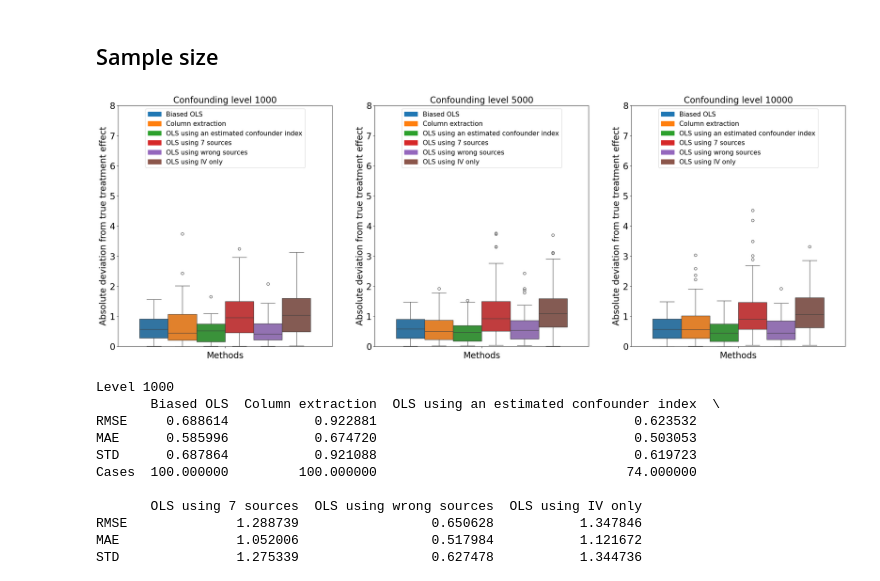
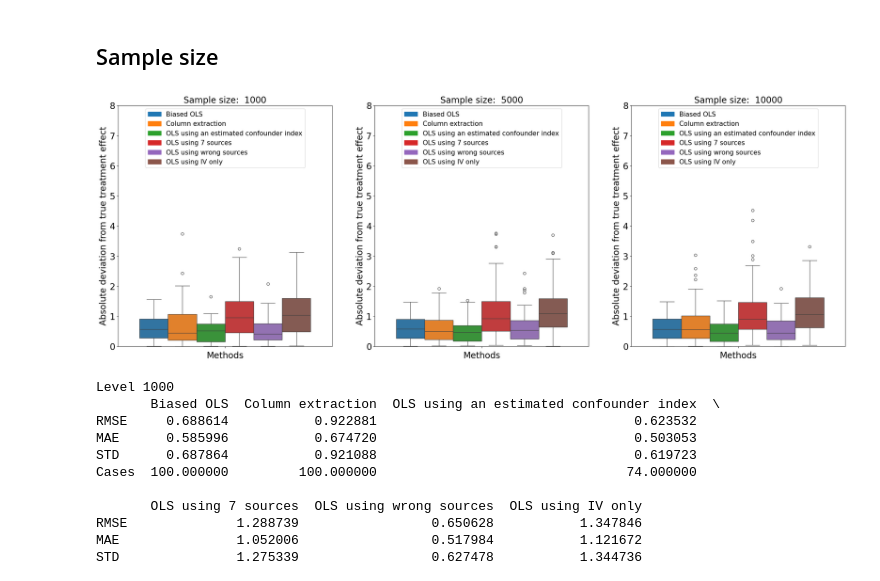
Before and after one commit to malo4300/ICA_IV_simulations, a Jupyter notebook: plots/plot_error_distribution.ipynb, the cells around one changed output. Drawn from its saved outputs; the diff is of its cells as text; code cells hidden in the pictures.

```diff
--- a/plots/plot_error_distribution.ipynb
+++ b/plots/plot_error_distribution.ipynb
@@ -130,7 +56,7 @@ def main_plot(confounder_levels):
 
         cases = {col: 100 - err[col].isna().sum() for col in err.columns}
         method_summary[level] =  {"cases": cases,"rmse": rmse, "mae": mae, "std": std}
-        plot_errors(err, rmse, mae, std, axes[i], level)
+        plot_errors(err, rmse, mae, std, axes[i], level, "Confounding level")
 
     plt.show()
     return method_summary
@@ -297,7 +223,7 @@ def main_plot(number_of_covariates):
 
         cases = {col: 100 - err[col].isna().sum() for col in err.columns}
         method_summary[covs] =  {"cases": cases,"rmse": rmse, "mae": mae, "std": std}
-        plot_errors(err, rmse, mae, std, axes[i], covs)
+        plot_errors(err, rmse, mae, std, axes[i], covs, "Number of covariates")
 
     plt.show()
     return method_summary
@@ -344,35 +270,35 @@ def main_plot(ns):
 
         column_extraction_est = column_extraction(path = "data_generation/differen_sample_sizes/data/", name  = f"estimated_mixing_CausalVarEM_n:{n}")
         column_extraction_est = np.array(column_extraction_est) - np.array(true_treatment_effect)
         gather_statistics({"RMSE": np.sqrt(np.mean(np.array(column_extraction_est)**2)), "MAE": np.mean(np.abs(column_extraction_est)), "STD": np.std(column_extraction_est)}, rmse, mae, std)
 
         errors_confounder = load_and_calculate_errors(f"../treatment_effect_estimation/treatment_effect_estimations/CausalVarEM_confounder_source_n:{n}.csv", "estimated_treatment_using_confounder_source", "true_treatment_effect")
         gather_statistics(errors_confounder, rmse, mae, std)
 
         errors_7_sources = load_and_calculate_errors(f"../treatment_effect_estimation/treatment_effect_estimations/CausalVarEM_7_sources_n:{n}.csv", "estimated_treatment_on_sources", "true_treatment_effect")
         gather_statistics(errors_7_sources, rmse, mae, std)
 
         errors_nonsense = load_and_calculate_errors(f"../treatment_effect_estimation/treatment_effect_estimations/CausalVarEM_7_sources_nonsense_n:{n}.csv", "mistaken_scheme", "true_treatment_effect")
         gather_statistics(errors_nonsense, rmse, mae, std)
 
         errors_iv_only = load_and_calculate_errors(f"../treatment_effect_estimation/treatment_effect_estimations/CausalVarEM_iv_only_n:{n}.csv", "iv_only_effect", "true_treatment_effect")
         gather_statistics(errors_iv_only, rmse, mae, std)
 
 
         err = prepare_error_dataframe(ols_est, column_extraction_est, [errors_confounder, errors_7_sources, errors_nonsense, errors_iv_only], ["OLS using an estimated confounder index", "OLS using 7 sources", "OLS using wrong sources", "OLS using IV only"])
 
         cases = {col: 100 - err[col].isna().sum() for col in err.columns}
         method_summary[n] =  {"cases": cases,"rmse": rmse, "mae": mae, "std": std}
-        plot_errors(err, rmse, mae, std, axes[i], n)
+        plot_errors(err, rmse, mae, std, axes[i], n, "Sample size")
 
     plt.show()
     return method_summary
 
 # Example usage
 ns = [1000, 5000, 10000]
 method_summary = main_plot(ns)
 # %% [output]
-[figure, old version]
+[figure, new version]
 # %%
 print_method_summary(method_summary)
 # %% [output]
```
Also changed, not shown: parts of 9 cells of this notebook, 7 other files.
